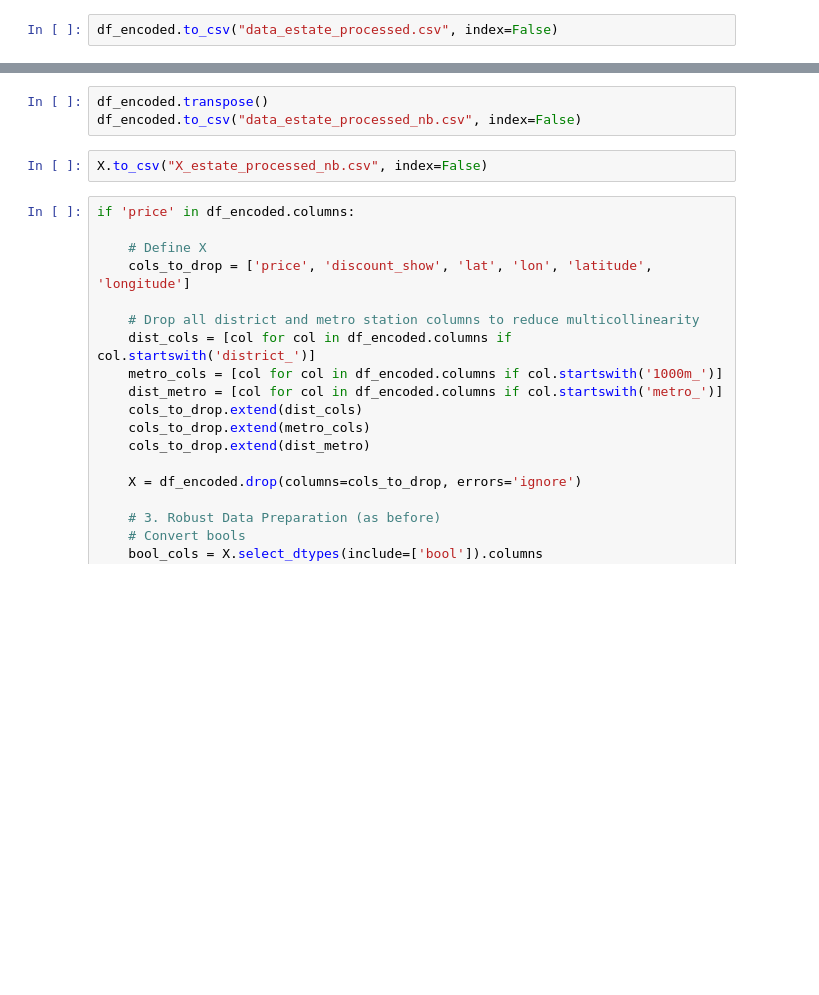
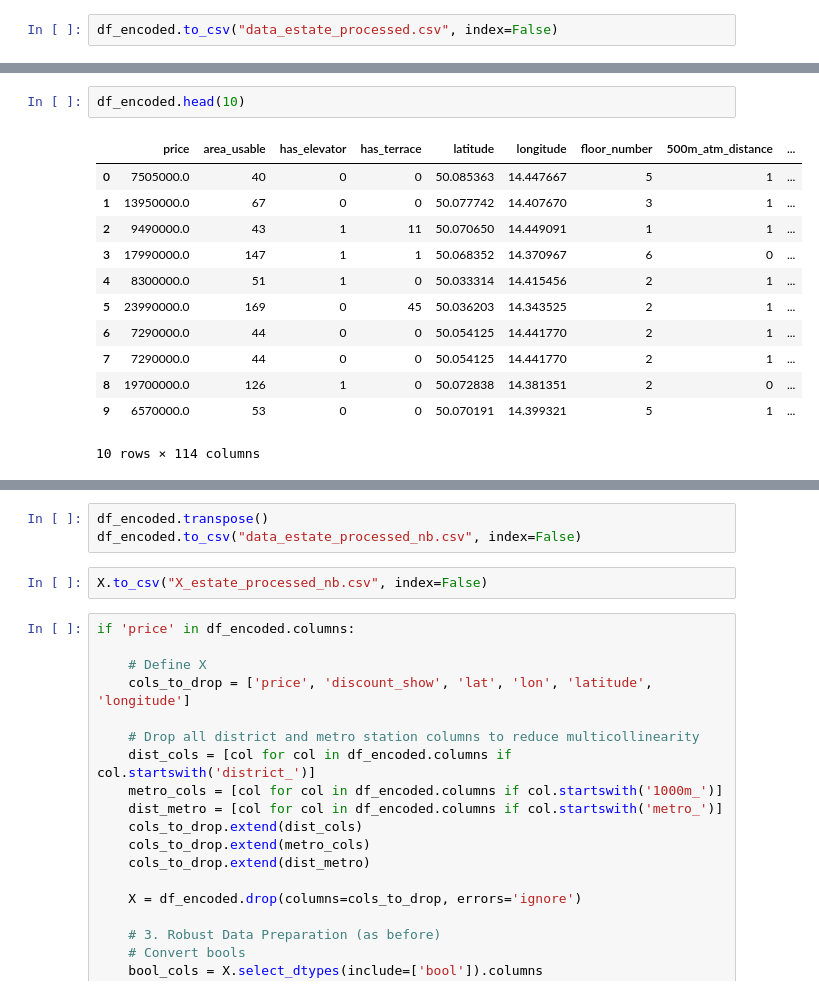
Before and after one commit to michal-dvoracek01/Semestral-Project-Prague-Real-Estate, a Jupyter notebook: Estate.ipynb, the cells around one changed output, grey strips where cells are left out. Drawn from its saved outputs; the diff is of its cells as text; blank space fills up the shorter version.

```diff
--- a/Estate.ipynb
+++ b/Estate.ipynb
@@ -601,3 +680,18 @@ df_encoded.to_csv("data_estate_processed.csv", index=False)
+# %%
+df_encoded.head(10)
+# %% [output]
+|  | price | area_usable | has_elevator | has_terrace | latitude | longitude | floor_number | 500m_atm_distance | ... |
+| 0 | 7505000.0 | 40 | 0 | 0 | 50.085363 | 14.447667 | 5 | 1 | ... |
+| 1 | 13950000.0 | 67 | 0 | 0 | 50.077742 | 14.407670 | 3 | 1 | ... |
+| 2 | 9490000.0 | 43 | 1 | 11 | 50.070650 | 14.449091 | 1 | 1 | ... |
+| 3 | 17990000.0 | 147 | 1 | 1 | 50.068352 | 14.370967 | 6 | 0 | ... |
+| 4 | 8300000.0 | 51 | 1 | 0 | 50.033314 | 14.415456 | 2 | 1 | ... |
+| 5 | 23990000.0 | 169 | 0 | 45 | 50.036203 | 14.343525 | 2 | 1 | ... |
+| 6 | 7290000.0 | 44 | 0 | 0 | 50.054125 | 14.441770 | 2 | 1 | ... |
+| 7 | 7290000.0 | 44 | 0 | 0 | 50.054125 | 14.441770 | 2 | 1 | ... |
+| 8 | 19700000.0 | 126 | 1 | 0 | 50.072838 | 14.381351 | 2 | 0 | ... |
+| 9 | 6570000.0 | 53 | 0 | 0 | 50.070191 | 14.399321 | 5 | 1 | ... |
+10 rows × 114 columns
 # %%
 # Prepare features and target
 X = df_encoded.drop(columns=['price', 'latitude', 'longitude'], errors='ignore')
```
Also changed, not shown: parts of 23 cells of this notebook.
